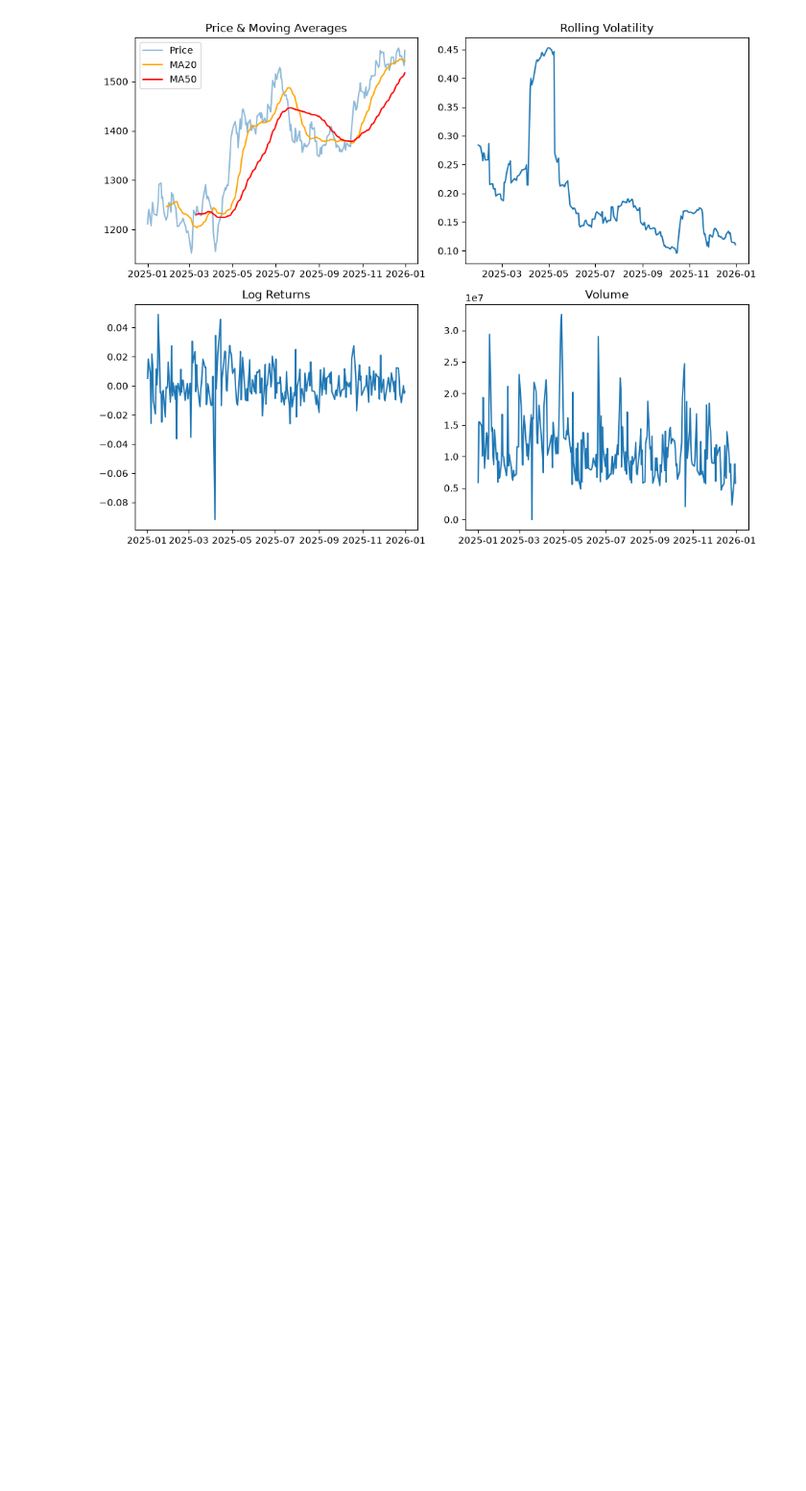
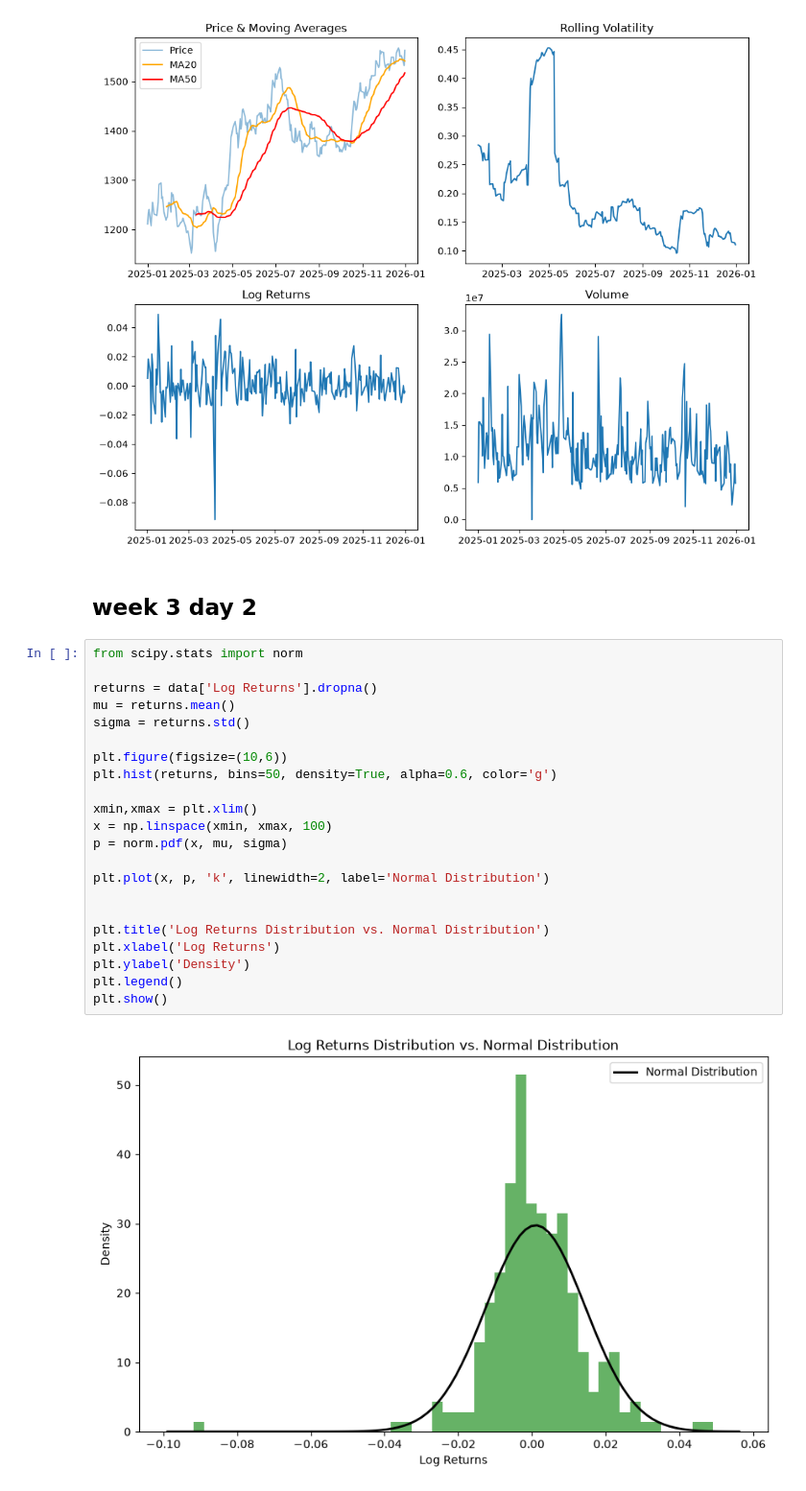
Before and after one commit to sathya-tej/my_quant_journey, a Jupyter notebook: quant/week 1/code.ipynb, the cells around one changed output. Shown at 96% size. Cells and saved outputs as stored; diff of their text form; blank space fills up the shorter version.

Commit message:
Added code for week 3 day 2

```diff
--- a/quant/week 1/code.ipynb
+++ b/quant/week 1/code.ipynb
@@ -350,3 +354,29 @@ plt.tight_layout()
 plt.show()
 # %% [output]
 [figure]
+# %% [markdown]
+## week 3 day 2
+# %%
+from scipy.stats import norm
+
+returns = data['Log Returns'].dropna()
+mu = returns.mean()
+sigma = returns.std()
+
+plt.figure(figsize=(10,6))
+plt.hist(returns, bins=50, density=True, alpha=0.6, color='g')
+
+xmin,xmax = plt.xlim()
+x = np.linspace(xmin, xmax, 100)
+p = norm.pdf(x, mu, sigma)
+
+plt.plot(x, p, 'k', linewidth=2, label='Normal Distribution')
+
+
+plt.title('Log Returns Distribution vs. Normal Distribution')
+plt.xlabel('Log Returns')
+plt.ylabel('Density')
+plt.legend()
+plt.show()
+# %% [output]
+[figure, added]
```
Also changed, not shown: parts of 8 cells of this notebook.
